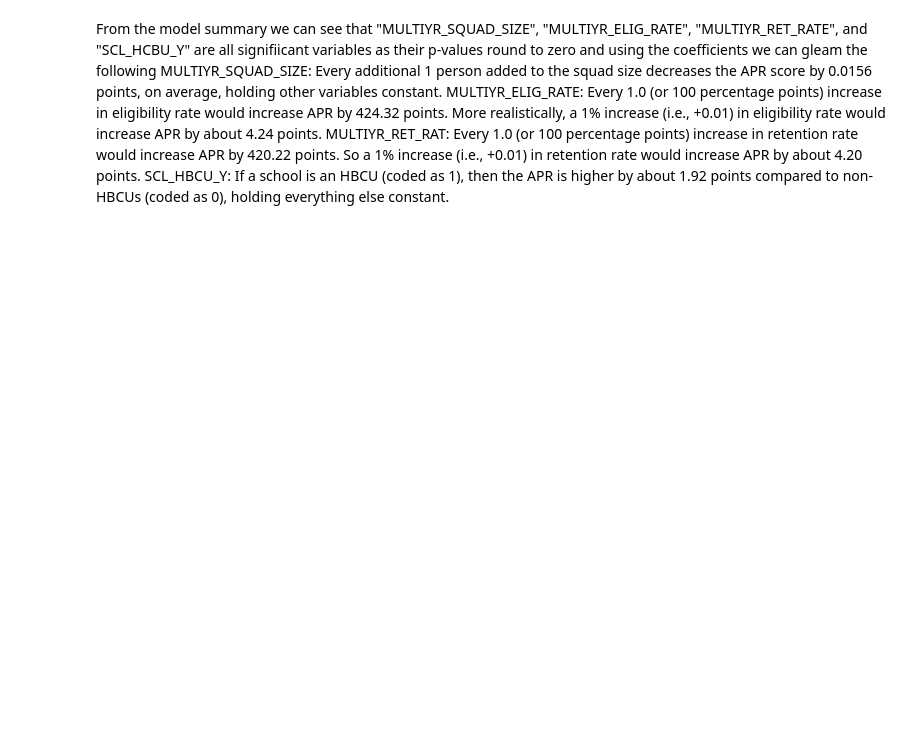
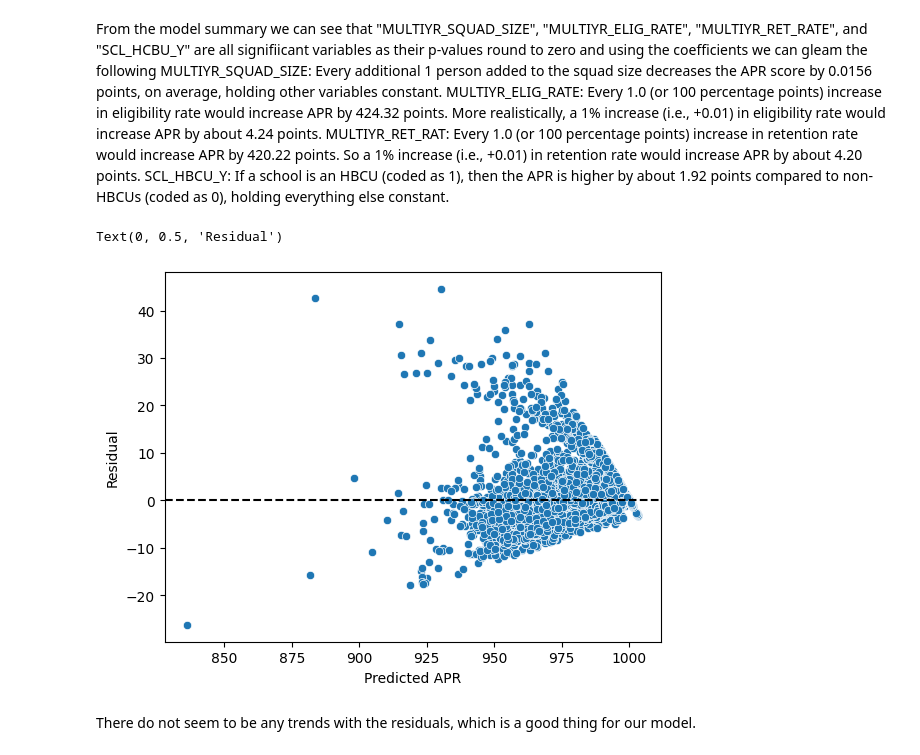
Before and after one commit to Ngilbert0807/DIDA_325_Final-project, a Jupyter notebook: Research Questions/research question 3.ipynb, the cells around one changed output. Saved outputs shown, nothing was run; the diff lists cells and outputs as text; code cells hidden in the pictures; blank space fills up the shorter version.

```diff
--- a/Research Questions/research question 3.ipynb
+++ b/Research Questions/research question 3.ipynb
@@ -65,3 +46,16 @@ MULTIYR_RET_RAT:
 Every 1.0 (or 100 percentage points) increase in retention rate would increase APR by 420.22 points. So a 1% increase (i.e., +0.01) in retention rate would increase APR by about 4.20 points.
 SCL_HBCU_Y:
 If a school is an HBCU (coded as 1), then the APR is higher by about 1.92 points compared to non-HBCUs (coded as 0), holding everything else constant.
+# %%
+yhat = model.predict()
+residuals = y - yhat
+ax = sns.scatterplot(x=yhat, y=residuals)
+ax.axhline(y=0, color='black', linestyle='dashed')
+
+plt.xlabel("Predicted APR")
+plt.ylabel("Residual")
+# %% [output]
+Text(0, 0.5, 'Residual')
+[figure, added]
+# %% [markdown]
+There do not seem to be any trends with the residuals, which is a good thing for our model.
```
Also changed, not shown: parts of 2 cells of this notebook, 1 other file.
